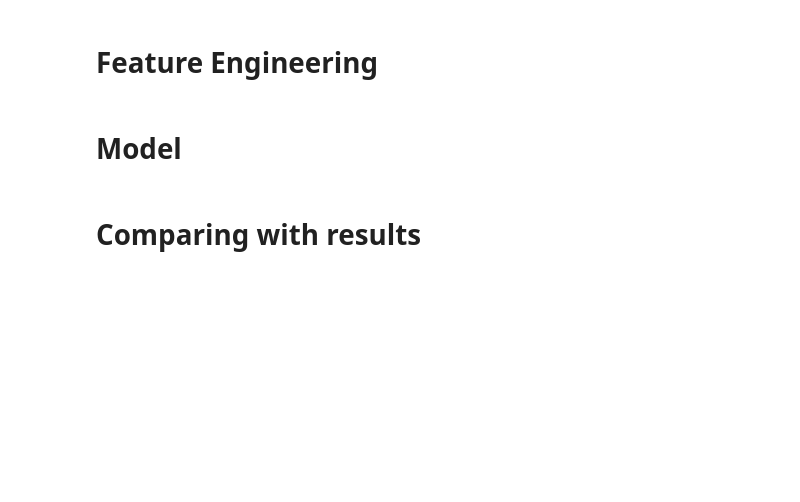
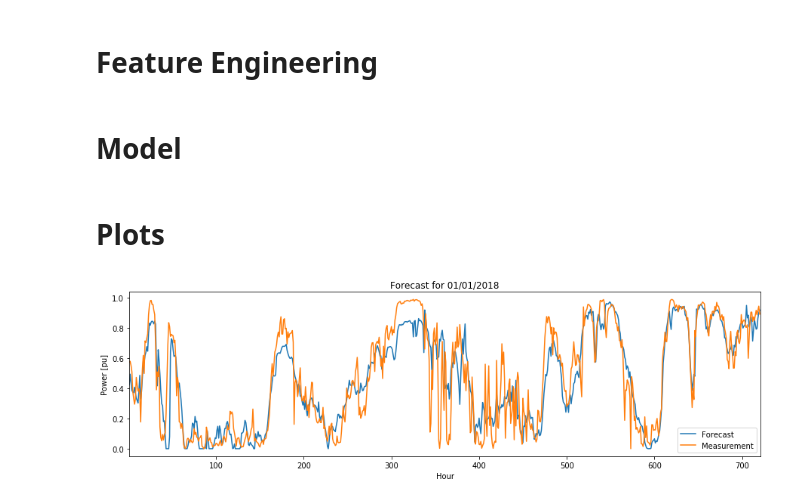
Before and after one commit to lucasblt/ren-elec-markets, a Jupyter notebook: assignment3/stage2/stage2.ipynb, the cells around one changed output. Drawn from its saved outputs; the diff is of its cells as text; code cells hidden in the pictures; blank space fills up the shorter version.

```diff
--- a/assignment3/stage2/stage2.ipynb
+++ b/assignment3/stage2/stage2.ipynb
@@ -24,6 +24,10 @@ train_df = train_df[(np.abs(stats.zscore(train_df)) < float(std_dev)).all(axis=1
 pred_df = pd.read_csv('data/WeatherForecastInput2.csv', delimiter = ',')
 pred_df['TIMESTAMP'] = pd.to_datetime(pred_df['TIMESTAMP'], format='%Y%m%d %H:%M')
 pred_df = pred_df.set_index('TIMESTAMP')
+# %%
+result = pd.read_csv('data/Solution2.csv', delimiter = ',')
+result['TIMESTAMP'] = pd.to_datetime(result['TIMESTAMP'], format='%Y%m%d %H:%M')
+result = result.set_index('TIMESTAMP')
 # %% [markdown]
 # Feature Engineering
 # %%
@@ -88,5 +92,23 @@ model = LinearRegression()
 model.fit(X,y)
 predictions = model.predict(X_pred).clip(min=0,max=1)
 np.savetxt("stage2.csv", predictions, delimiter=",")
-# %% [markdown]
-# Comparing with results
+# %% [markdown]
+# Plots
+# %%
+x = range(1,(len(predictions)+1))
+y1 = predictions
+y2 = result.values
+
+plt.figure(figsize=(15,4))
+plt.plot(x,y1)
+plt.plot(x,y2)
+ax = plt.gca()
+ax.set_xlim(1,len(predictions)+1)
+#ax.set_xticks(range(1,(len(predictions)+1)));
+ax.set_ylabel('Power [pu]')
+ax.set_xlabel('Hour')
+ax.set_title('Forecast for 01/01/2018')
+ax.legend(['Forecast','Measurement']);
+plt.savefig('2.png', bbox_inches = 'tight')
+# %% [output]
+[figure, added]
```
Also changed, not shown: parts of 1 cell of this notebook, 9 other files.
